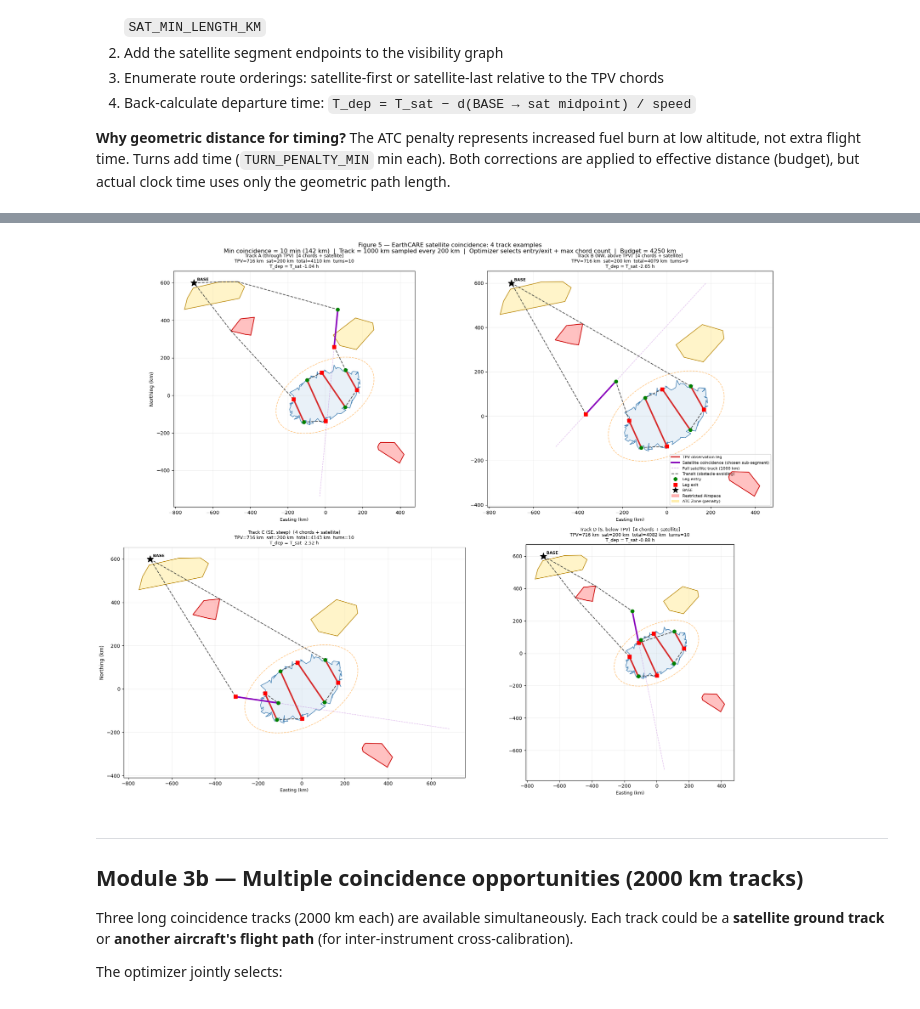
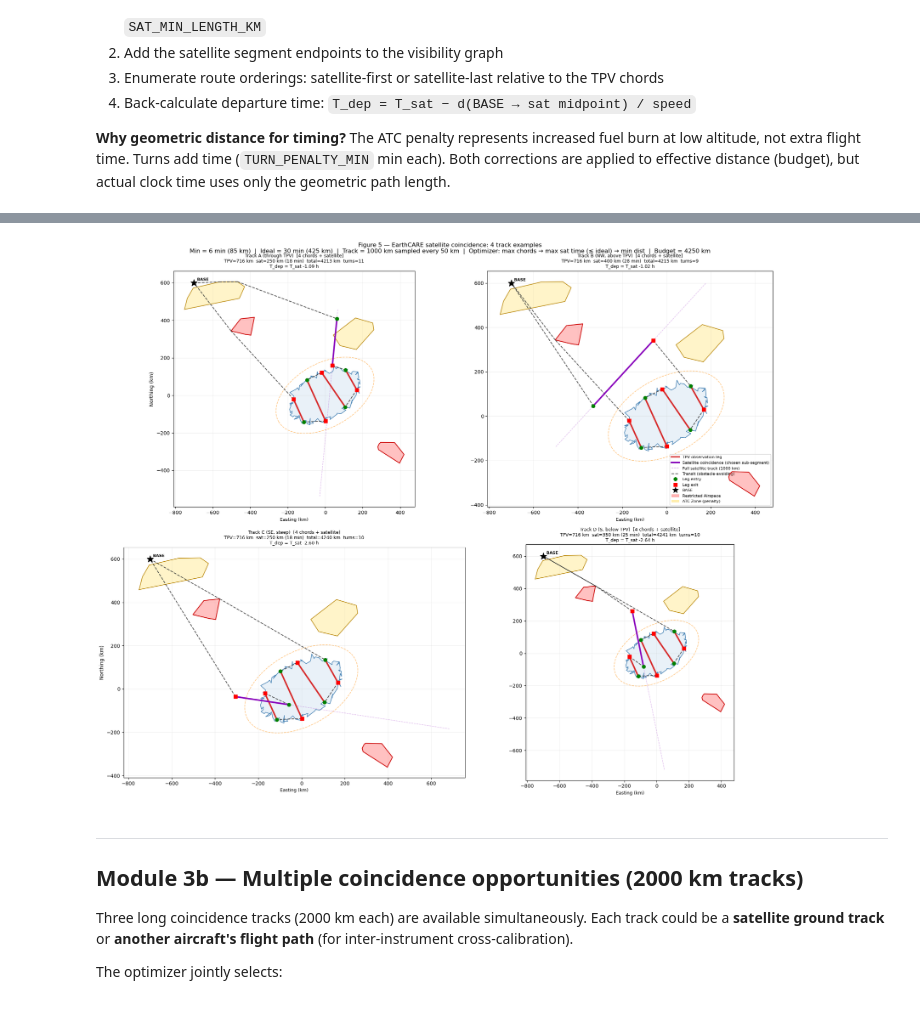
Before and after one commit to xf37/aerial-met-survey-optimizer, a Jupyter notebook: 07_tpv_route_planning.ipynb, the cells around one changed output, grey strips where cells are left out. Saved outputs shown, nothing was run; the diff lists cells and outputs as text; code cells hidden in the pictures.

```diff
--- a/07_tpv_route_planning.ipynb
+++ b/07_tpv_route_planning.ipynb
@@ -53,13 +53,15 @@ MIN_LEG_SPACING_KM  = 50.0   # fallback only — overridden after PCA fit in cel
 MAX_ANGLE_DEV_DEG   = 5.0    # max allowed chord-direction deviation from ideal (degrees)
 N_ANGLE_SAMPLES     = 3      # number of angle-deviation samples within ±MAX_ANGLE_DEV_DEG
 
-T_MIN_SAT_MIN       = 10.0   # minimum satellite coincidence time (minutes)
+T_MIN_SAT_MIN       = 6.0    # minimum satellite coincidence time (minutes) — expert floor
+T_IDEAL_SAT_MIN     = 30.0   # ideal satellite coincidence time (minutes)
 
 # ════════════════════════════════════════════════════════════════════════════
 print(f'Total budget      : {TOTAL_BUDGET_KM:.0f} km')
 print(f'Turn penalty      : {TURN_PENALTY_KM:.0f} km / turn  (threshold {TURN_THRESHOLD_DEG:.0f}°)')
 print(f'Spacing override  : {SPACING_OVERRIDE_KM} km  (None = auto from PCA b_fit)')
 print(f'Angle deviation   : ±{MAX_ANGLE_DEV_DEG:.0f}° ({N_ANGLE_SAMPLES} samples)')
+print(f'Satellite min     : {T_MIN_SAT_MIN:.0f} min  |  ideal: {T_IDEAL_SAT_MIN:.0f} min')
 # %% [output]
 Total budget      : 4250 km
 Turn penalty      : 106 km / turn  (threshold 10°)
@@ -1263,7 +1281,6 @@ def plot_route_m3(ax, route, tpv_pts, ell_xy, base,
     ax.plot(closed[:,0],  closed[:,1],  color='steelblue', lw=1.2, zorder=2)
     ax.plot(ell_xy[:,0],  ell_xy[:,1],  '--', color='darkorange', lw=1.2, alpha=0.5, zorder=3)
 
-    # Full satellite ground track (faint dashed reference)
     sat_c = np.array(sat_line.coords)
     ax.plot(sat_c[:,0], sat_c[:,1], '--', color='#8800bb', lw=1.0, alpha=0.28, zorder=4)
 
@@ -1304,11 +1321,13 @@ def plot_route_m3(ax, route, tpv_pts, ell_xy, base,
                 xytext=(6, 4), fontsize=8, fontweight='bold')
     ax.set_aspect('equal'); ax.grid(True, alpha=0.2)
 
-    offset = route['T_dep_h'] - T_SAT_H
-    sign   = '+' if offset >= 0 else ''
+    sat_min = route['sat_dist'] / AIRCRAFT_SPEED_KMH * 60.0
+    offset  = route['T_dep_h'] - T_SAT_H
+    sign    = '+' if offset >= 0 else ''
     ax.set_title(
         f'{title}\n'
-        f'TPV={route["tpv_dist"]:.0f} km  sat={route["sat_dist"]:.0f} km  '
+        f'TPV={route["tpv_dist"]:.0f} km  '
+        f'sat={route["sat_dist"]:.0f} km ({sat_min:.0f} min)  '
         f'total={route["total_dist"]:.0f} km  turns={route["n_turns"]}\n'
         f'T_dep = T_sat {sign}{offset:.2f} h',
         fontsize=9)
@@ -1324,36 +1343,37 @@ for ax, (lbl, res) in zip(axes, track_results.items()):
     panel_title = f"{lbl}  [{n_chord} chord{'s' if n_chord != 1 else ''} + satellite]"
     plot_route_m3(ax, route, TPV_PTS, ell_xy, BASE,
                   restricted_polys, atc_polys, tr['line'], panel_title)
     ax.set_xlabel('Easting (km)', fontsize=9)
 
 axes[0].set_ylabel('Northing (km)', fontsize=10)
 axes[2].set_ylabel('Northing (km)', fontsize=10)
 
 from matplotlib.lines import Line2D
 from matplotlib.patches import Patch
 legend_elements = [
     Line2D([0],[0], color='#d62728', lw=3,              label='TPV observation leg'),
     Line2D([0],[0], color='#8800bb', lw=3,              label='Satellite coincidence (chosen sub-segment)'),
     Line2D([0],[0], color='#8800bb', lw=1, ls='--', alpha=0.35, label='Full satellite track (1000 km)'),
     Line2D([0],[0], color='#333333', lw=1.5, ls='--',   label='Transit (obstacle-avoiding)'),
     Line2D([0],[0], marker='o', color='green', ms=7, ls='none', label='Leg entry'),
     Line2D([0],[0], marker='s', color='red',   ms=7, ls='none', label='Leg exit'),
     Line2D([0],[0], marker='*', color='black', ms=12, ls='none', label='BASE'),
     Patch(facecolor='#ff6666', alpha=0.5, label='Restricted Airspace'),
     Patch(facecolor='#ffe066', alpha=0.5, label='ATC Zone (penalty)'),
 ]
 axes[1].legend(handles=legend_elements, fontsize=8, loc='lower right')
 
 fig.suptitle(
     f'Figure 5 — EarthCARE satellite coincidence: 4 track examples\n'
-    f'Min coincidence = {T_MIN_SAT_MIN:.0f} min ({SAT_MIN_LENGTH_KM:.0f} km)  |  '
+    f'Min = {T_MIN_SAT_MIN:.0f} min ({SAT_MIN_LENGTH_KM:.0f} km)  |  '
+    f'Ideal = {T_IDEAL_SAT_MIN:.0f} min ({SAT_IDEAL_LENGTH_KM:.0f} km)  |  '
     f'Track = {SAT_TRACK_KM:.0f} km sampled every {SAT_SAMPLE_KM:.0f} km  |  '
-    f'Optimizer selects entry/exit + max chord count  |  Budget = {TOTAL_BUDGET_KM:.0f} km',
+    f'Optimizer: max chords → max sat time (≤ ideal) → min dist  |  Budget = {TOTAL_BUDGET_KM:.0f} km',
     fontsize=12)
 plt.tight_layout()
 plt.show()
 # %% [output]
-[figure, old version]
+[figure, new version]
 # %% [markdown]
 ---
 
```
Also changed, not shown: parts of 4 cells of this notebook.
